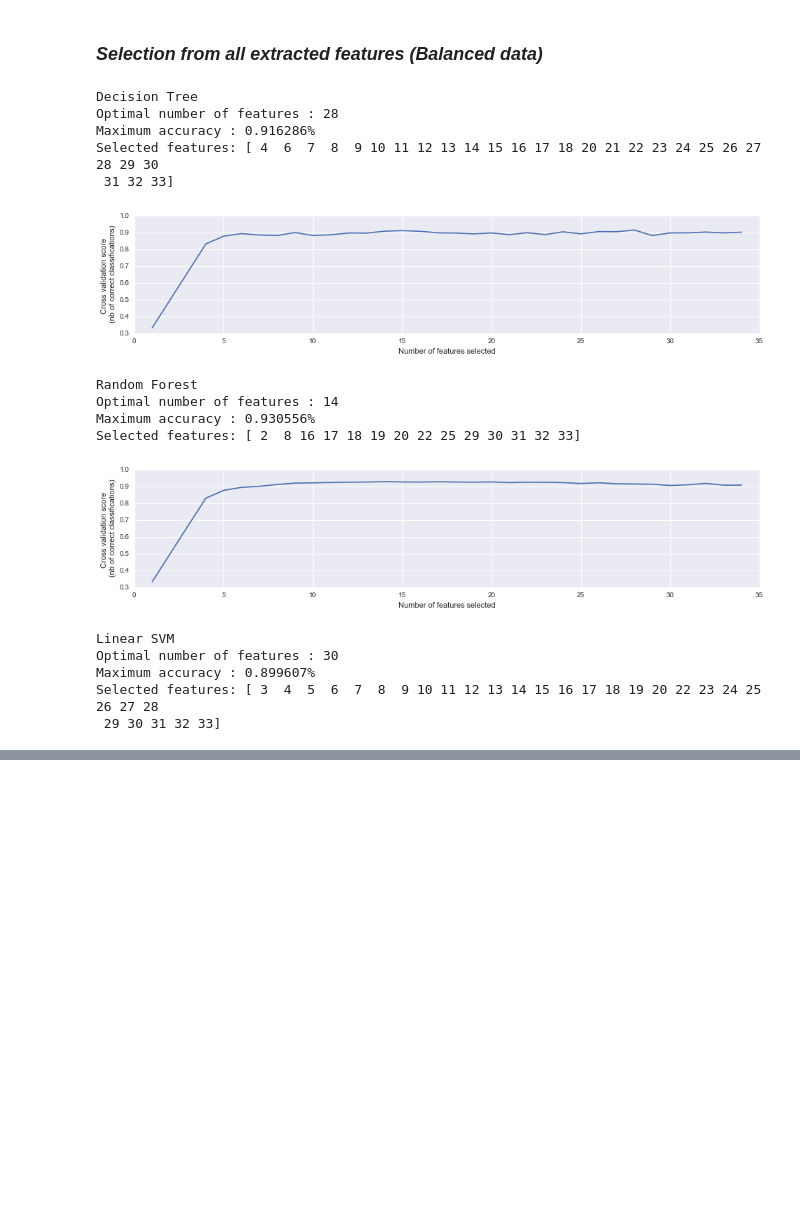
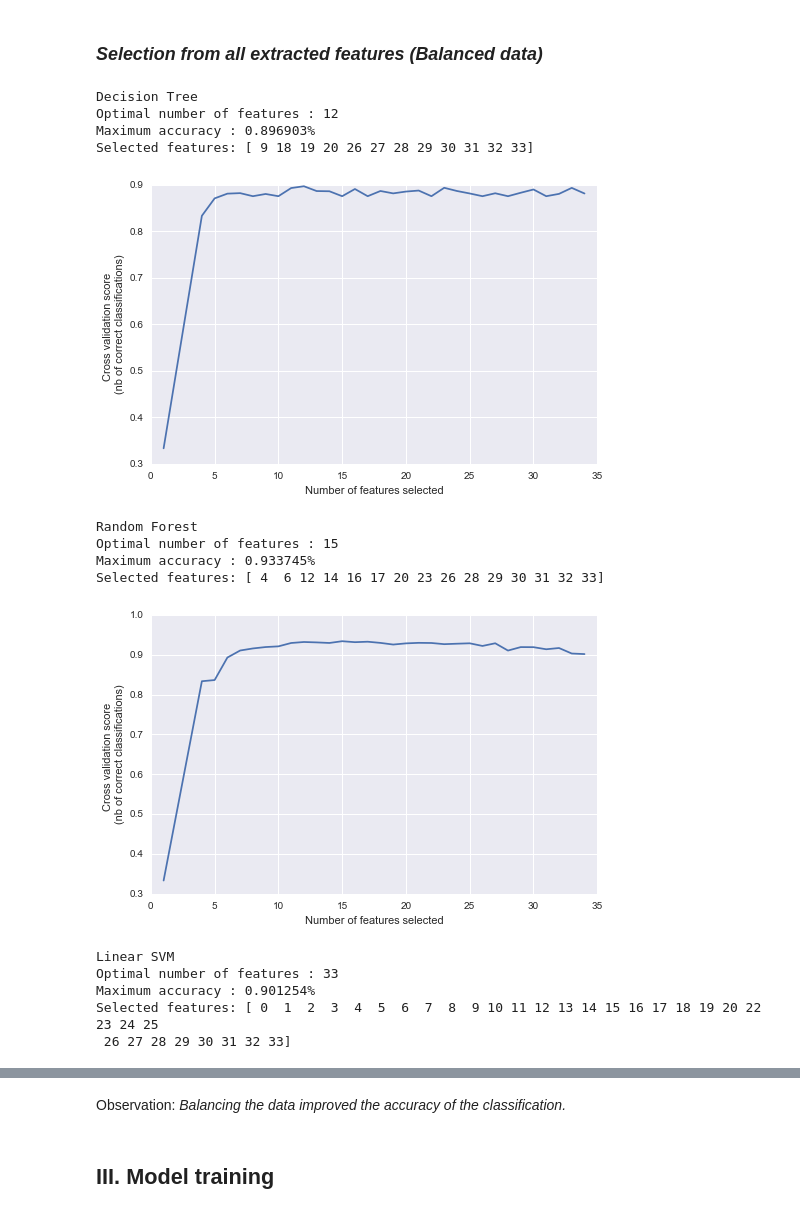
Before and after one commit to xmpuspus/Sleep_Research, a Jupyter notebook: notebooks/classification_of_sleep_stages_using_polysomnograph_data.ipynb, the cells around one changed output, grey strips where cells are left out. Drawn from its saved outputs; the diff is of its cells as text; code cells hidden in the pictures; blank space fills up the shorter version.

```diff
--- a/notebooks/classification_of_sleep_stages_using_polysomnograph_data.ipynb
+++ b/notebooks/classification_of_sleep_stages_using_polysomnograph_data.ipynb
@@ -517,8 +549,10 @@ train_set_physio, test_set_physio, train_label_physio, test_label_physio = train
 train_label_physio = np.ndarray.flatten(train_label_physio).astype(float)
 test_label_physio = np.ndarray.flatten(test_label_physio).astype(float)
 # %%
-sleep_data_scaled_all = StandardScaler().fit_transform(sleep_data_all)
-train_set_all, test_set_all, train_label_all, test_label_all = train_test_split(sleep_data_scaled_all, sleep_labels_all, test_size=0.33, random_state=42)
+Scaling_Function_all = StandardScaler()
+not_scaled_train_set_all, not_scaled_test_set_all, train_label_all, test_label_all = train_test_split(sleep_data_all, sleep_labels_all, test_size=0.33, random_state=42)
+train_set_all = Scaling_Function_all.fit_transform(not_scaled_train_set_all)
+test_set_all = Scaling_Function_all.transform(not_scaled_test_set_all)
 
 train_label_all = np.ndarray.flatten(train_label_all).astype(float)
 test_label_all = np.ndarray.flatten(test_label_all).astype(float)
@@ -537,7 +571,7 @@ selected_features_physio = {}
 
 for i in np.arange(len(classifiers)):
     clf = classifiers[i]
-    rfecv = RFECV(estimator=clf, step=1, cv=StratifiedKFold(3),
+    rfecv = RFECV(estimator=clf, step=1, cv=StratifiedKFold(5),
                   scoring='accuracy')
     rfecv.fit(train_set_physio, train_label_physio)
     selected_features_physio[names[i]] = np.arange(train_set_physio.shape[1])[np.where(rfecv.ranking_ == 1)]
@@ -547,10 +581,11 @@ for i in np.arange(len(classifiers)):
     print("Selected features: {}".format(selected_features_physio[names[i]]))
 
     # Plot number of features VS. cross-validation scores
-    plt.figure(figsize=[16, 3])
+    fig = plt.figure(figsize=[8, 5])
     plt.xlabel("Number of features selected")
     plt.ylabel("Cross validation score \n (nb of correct classifications)")
     plt.plot(range(1, len(rfecv.grid_scores_) + 1), rfecv.grid_scores_)
+    fig.savefig('../results/plots/'+names[i]+' physio.png')
     plt.show()
 # %% [output]
 Decision Tree
@@ -576,7 +610,7 @@ selected_features_all = {}
 
 for i in np.arange(len(classifiers)):
     clf = classifiers[i]
-    rfecv = RFECV(estimator=clf, step=1, cv=StratifiedKFold(3),
+    rfecv = RFECV(estimator=clf, step=1, cv=StratifiedKFold(5),
                   scoring='accuracy')
     rfecv.fit(train_set_all, train_label_all)
     selected_features_all[names[i]] = np.arange(train_set_all.shape[1])[np.where(rfecv.ranking_ == 1)]
@@ -586,10 +620,11 @@ for i in np.arange(len(classifiers)):
     print("Selected features: {}".format(selected_features_all[names[i]]))
 
     # Plot number of features VS. cross-validation scores
-    plt.figure(figsize=[16, 3])
+    fig = plt.figure(figsize=[8, 5])
     plt.xlabel("Number of features selected")
     plt.ylabel("Cross validation score \n (nb of correct classifications)")
     plt.plot(range(1, len(rfecv.grid_scores_) + 1), rfecv.grid_scores_)
+    fig.savefig('../results/plots/'+names[i]+' all.png')
     plt.show()
 # %% [output]
 Decision Tree
@@ -626,7 +660,7 @@ selected_features_smote_physio = {}
 
 for i in np.arange(len(classifiers)):
     clf = classifiers[i]
-    rfecv = RFECV(estimator=clf, step=1, cv=StratifiedKFold(3),
+    rfecv = RFECV(estimator=clf, step=1, cv=StratifiedKFold(5),
                   scoring='accuracy')
     rfecv.fit(train_set_smote_physio, train_label_smote_physio)
     selected_features_smote_physio[names[i]] = np.arange(train_set_smote_physio.shape[1])[np.where(rfecv.ranking_ == 1)]
@@ -636,10 +670,11 @@ for i in np.arange(len(classifiers)):
     print("Selected features: {}".format(selected_features_smote_physio[names[i]]))
 
     # Plot number of features VS. cross-validation scores
-    plt.figure(figsize=[16, 3])
+    fig = plt.figure(figsize=[8, 5])
     plt.xlabel("Number of features selected")
     plt.ylabel("Cross validation score \n (nb of correct classifications)")
     plt.plot(range(1, len(rfecv.grid_scores_) + 1), rfecv.grid_scores_)
+    fig.savefig('../results/plots/'+names[i]+' smote physio.png')
     plt.show()
 # %% [output]
 Decision Tree
@@ -675,37 +709,37 @@ train_label_smote_all = np.hstack(train_label_smote_all)
 # %%
 selected_features_smote_all = {}
 
 for i in np.arange(len(classifiers)):
     clf = classifiers[i]
-    rfecv = RFECV(estimator=clf, step=1, cv=StratifiedKFold(3),
+    rfecv = RFECV(estimator=clf, step=1, cv=StratifiedKFold(5),
                   scoring='accuracy')
     rfecv.fit(train_set_smote_all, train_label_smote_all)
     selected_features_smote_all[names[i]] = np.arange(train_set_smote_all.shape[1])[np.where(rfecv.ranking_ == 1)]
     print(names[i])
     print("Optimal number of features : %d" % rfecv.n_features_)
     print("Maximum accuracy : {0:4f}%".format(max(rfecv.grid_scores_)))
     print("Selected features: {}".format(selected_features_smote_all[names[i]]))
 
     # Plot number of features VS. cross-validation scores
-    plt.figure(figsize=[16, 3])
+    fig = plt.figure(figsize=[8, 5])
     plt.xlabel("Number of features selected")
     plt.ylabel("Cross validation score \n (nb of correct classifications)")
     plt.plot(range(1, len(rfecv.grid_scores_) + 1), rfecv.grid_scores_)
+    fig.savefig('../results/plots/'+names[i]+' smote all.png')
     plt.show()
 # %% [output]
 Decision Tree
-Optimal number of features : 28
-Maximum accuracy : 0.916286%
-Selected features: [ 4  6  7  8  9 10 11 12 13 14 15 16 17 18 20 21 22 23 24 25 26 27 28 29 30
- 31 32 33]
+Optimal number of features : 12
+Maximum accuracy : 0.896903%
+Selected features: [ 9 18 19 20 26 27 28 29 30 31 32 33]
-[figure, old version]
+[figure, new version]
 Random Forest
-Optimal number of features : 14
-Maximum accuracy : 0.930556%
-Selected features: [ 2  8 16 17 18 19 20 22 25 29 30 31 32 33]
+Optimal number of features : 15
+Maximum accuracy : 0.933745%
+Selected features: [ 4  6 12 14 16 17 20 23 26 28 29 30 31 32 33]
-[figure, old version]
+[figure, new version]
 Linear SVM
-Optimal number of features : 30
-Maximum accuracy : 0.899607%
-Selected features: [ 3  4  5  6  7  8  9 10 11 12 13 14 15 16 17 18 19 20 22 23 24 25 26 27 28
- 29 30 31 32 33]
+Optimal number of features : 33
+Maximum accuracy : 0.901254%
+Selected features: [ 0  1  2  3  4  5  6  7  8  9 10 11 12 13 14 15 16 17 18 19 20 22 23 24 25
+ 26 27 28 29 30 31 32 33]
@@ -712,0 +747,4 @@ Selected features: [ 3  4  5  6  7  8  9 10 11 12 13 14 15 16 17 18 19 20 22 23
+# %% [markdown]
+Observation: *Balancing the data improved the accuracy of the classification.*
+# %% [markdown]
+## III. Model training
```
Also changed, not shown: parts of 43 cells of this notebook.
